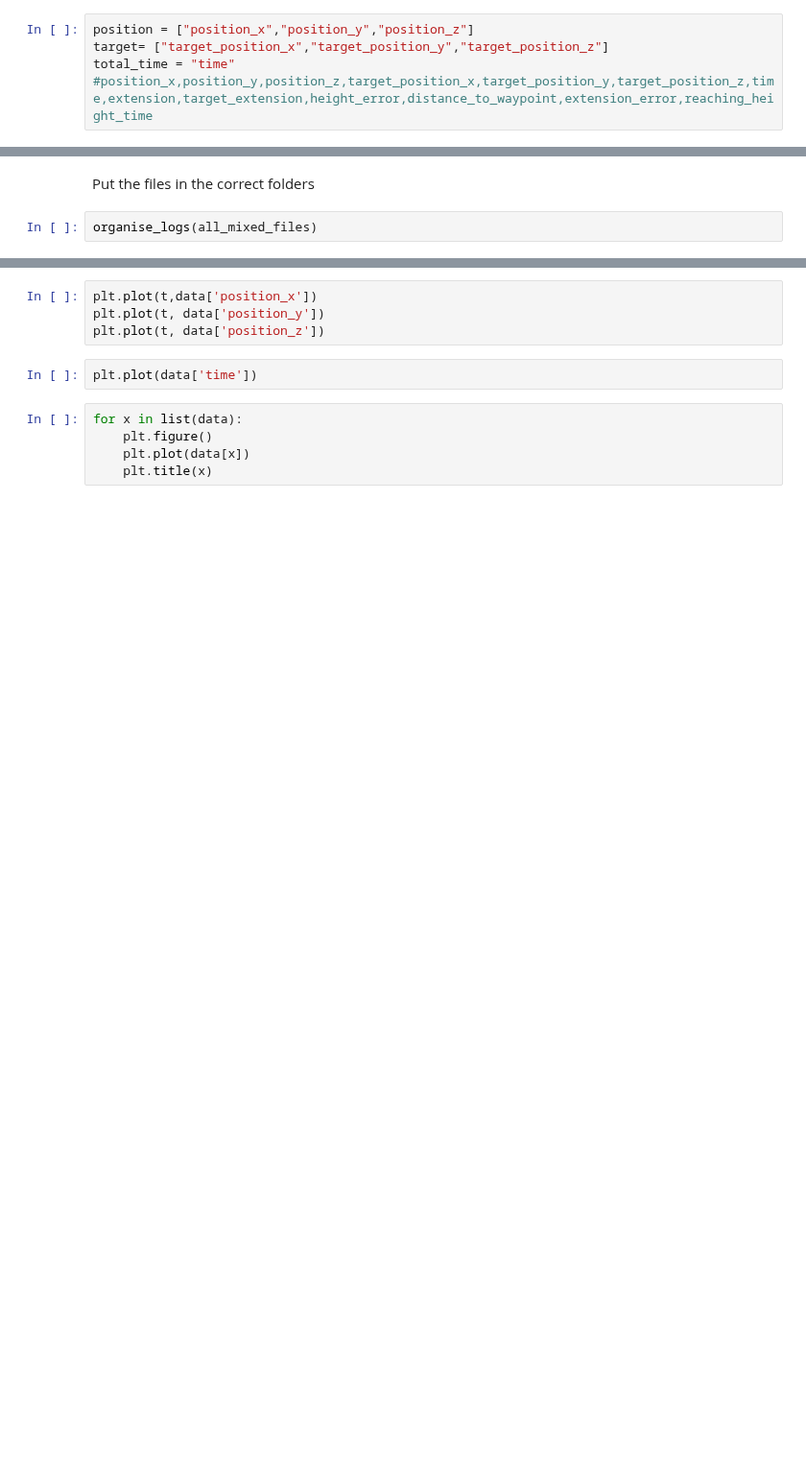
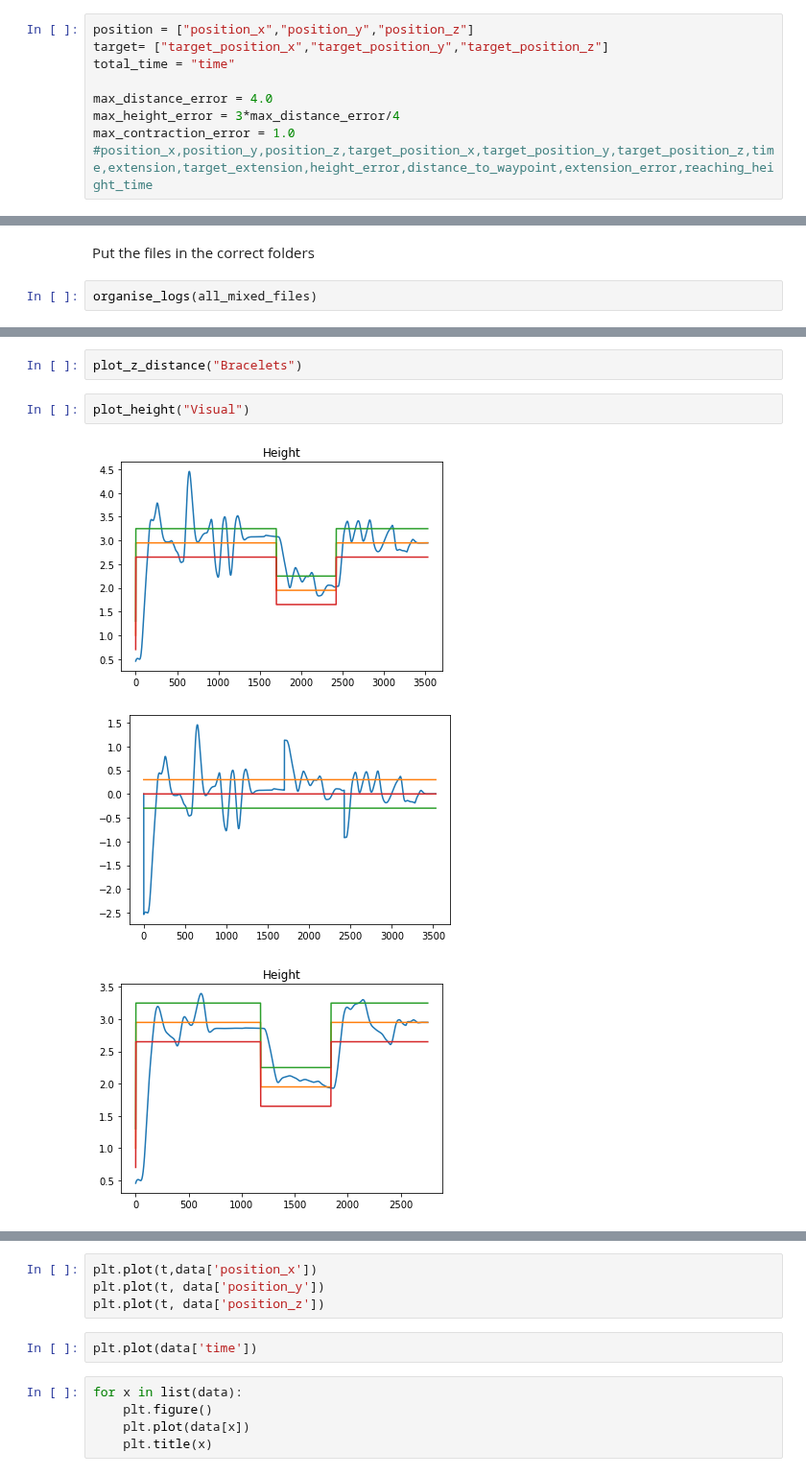
Before and after one commit to medioman22/Bidirectional_Interface, a Jupyter notebook: Hugo_data_analysis/data_analysis.ipynb, the cells around one changed output, grey strips where cells are left out. Shown at 96% size. Saved outputs shown, nothing was run; the diff lists cells and outputs as text; blank space fills up the shorter version.

```diff
--- a/Hugo_data_analysis/data_analysis.ipynb
+++ b/Hugo_data_analysis/data_analysis.ipynb
@@ -9,6 +9,10 @@ import statistics
 position = ["position_x","position_y","position_z"]
 target= ["target_position_x","target_position_y","target_position_z"]
 total_time = "time"
+
+max_distance_error = 4.0
+max_height_error = 3*max_distance_error/4
+max_contraction_error = 1.0
 #position_x,position_y,position_z,target_position_x,target_position_y,target_position_z,time,extension,target_extension,height_error,distance_to_waypoint,extension_error,reaching_height_time
 # %%
 os.getcwd()
@@ -113,0 +234,8 @@ visual_total_time
+# %%
+plot_z_distance("Bracelets")
+# %%
+plot_height("Visual")
+# %% [output]
+[figure, added]
+[figure, added]
+[figure, added]
```
Also changed, not shown: parts of 31 cells of this notebook, 1 other file.
